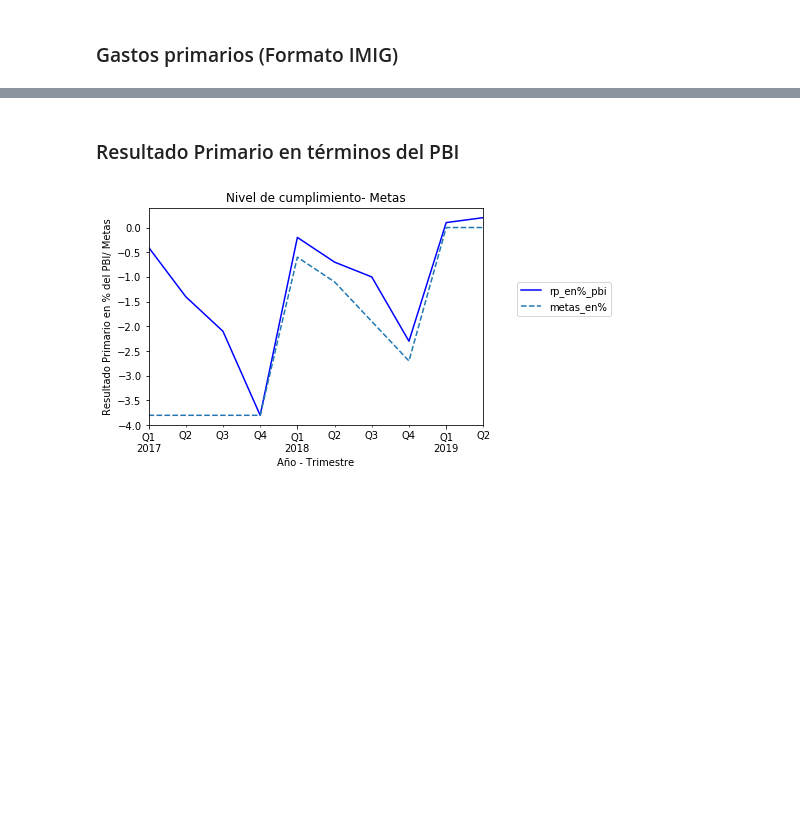
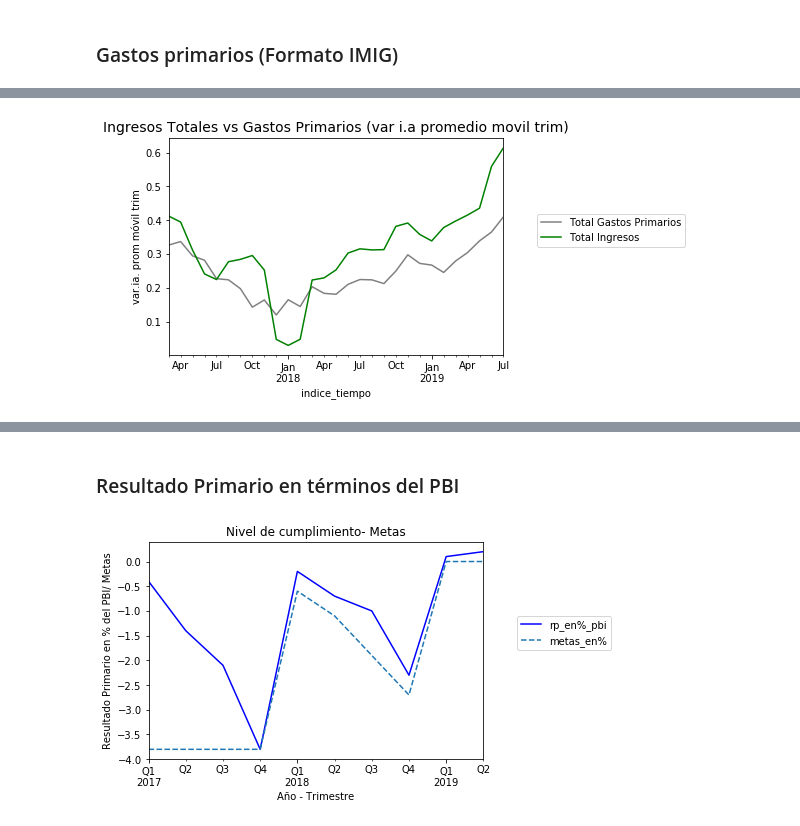
Before and after one commit to datosgobar/analisis-datos-python, a Jupyter notebook: Ejercicios/resultado-primario.ipynb, the cells around one changed output, grey strips where cells are left out. Cells and saved outputs as stored; diff of their text form; code cells hidden in the pictures; blank space fills up the shorter version.

```diff
--- a/Ejercicios/resultado-primario.ipynb
+++ b/Ejercicios/resultado-primario.ipynb
@@ -241,9 +315,11 @@ imig_gp
 # %%
 gp=gastos_primarios["Total Gastos Primarios"]
-it= ingresos_totales["Total Ingresos Totales"]
+it= ingresos_totales["Total Ingresos"]
 gp.rolling(3).mean().pct_change(12).plot(color="gray")
 it.rolling(3).mean().pct_change(12).plot(color="green")
-plt.title("Ingresos Totales vs Gastos Primarios (var i.a promedio movil trim)",)
+plt.title("Ingresos Totales vs Gastos Primarios (var i.a promedio movil trim)",fontsize=14)
 plt.xlim("2017-03", periodo_actual);
 plt.legend(loc=[1.1,0.5]);
 plt.ylabel("var.ia. prom móvil trim");
+# %% [output]
+[figure, added]
```
Also changed, not shown: parts of 11 cells of this notebook.
